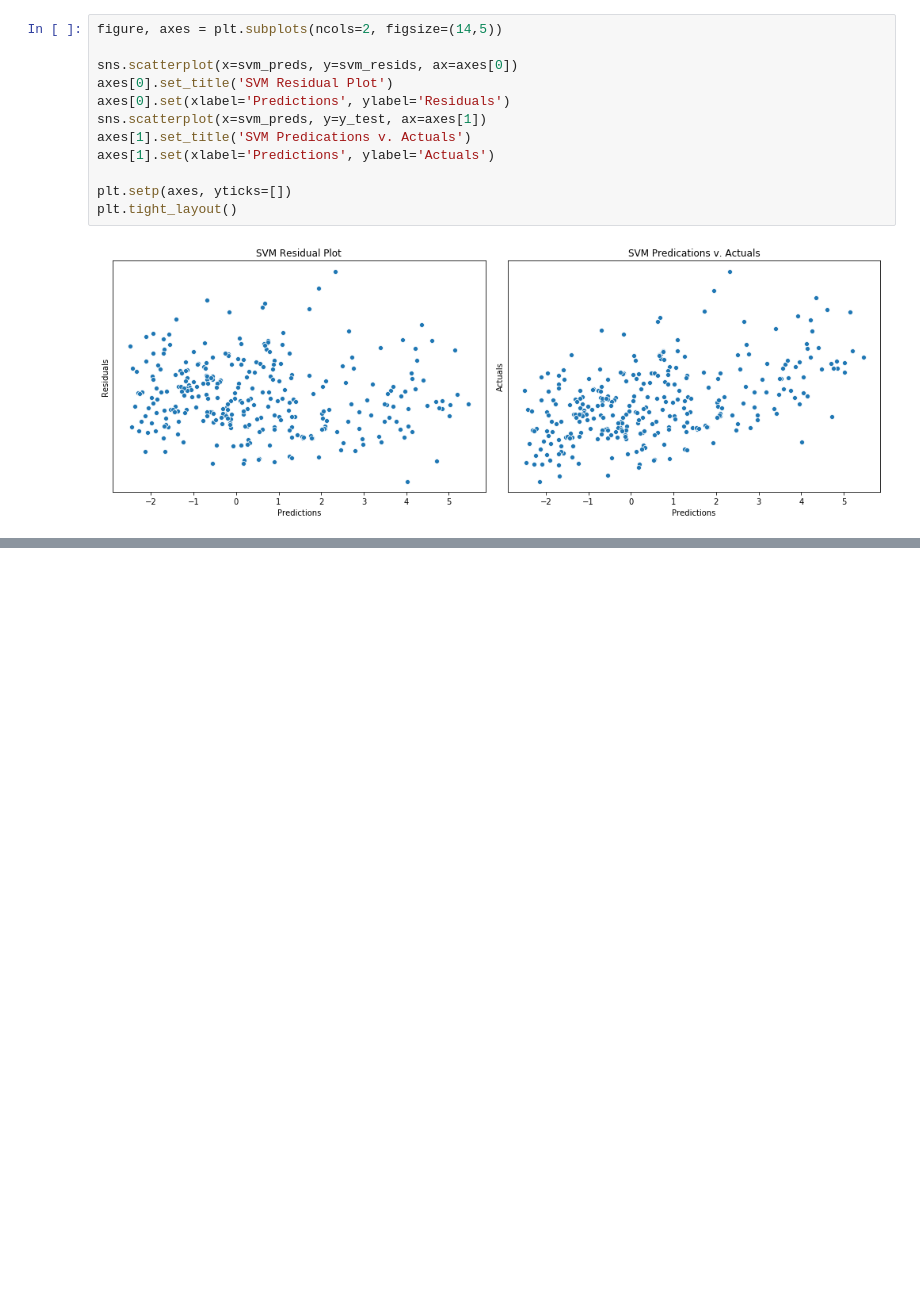
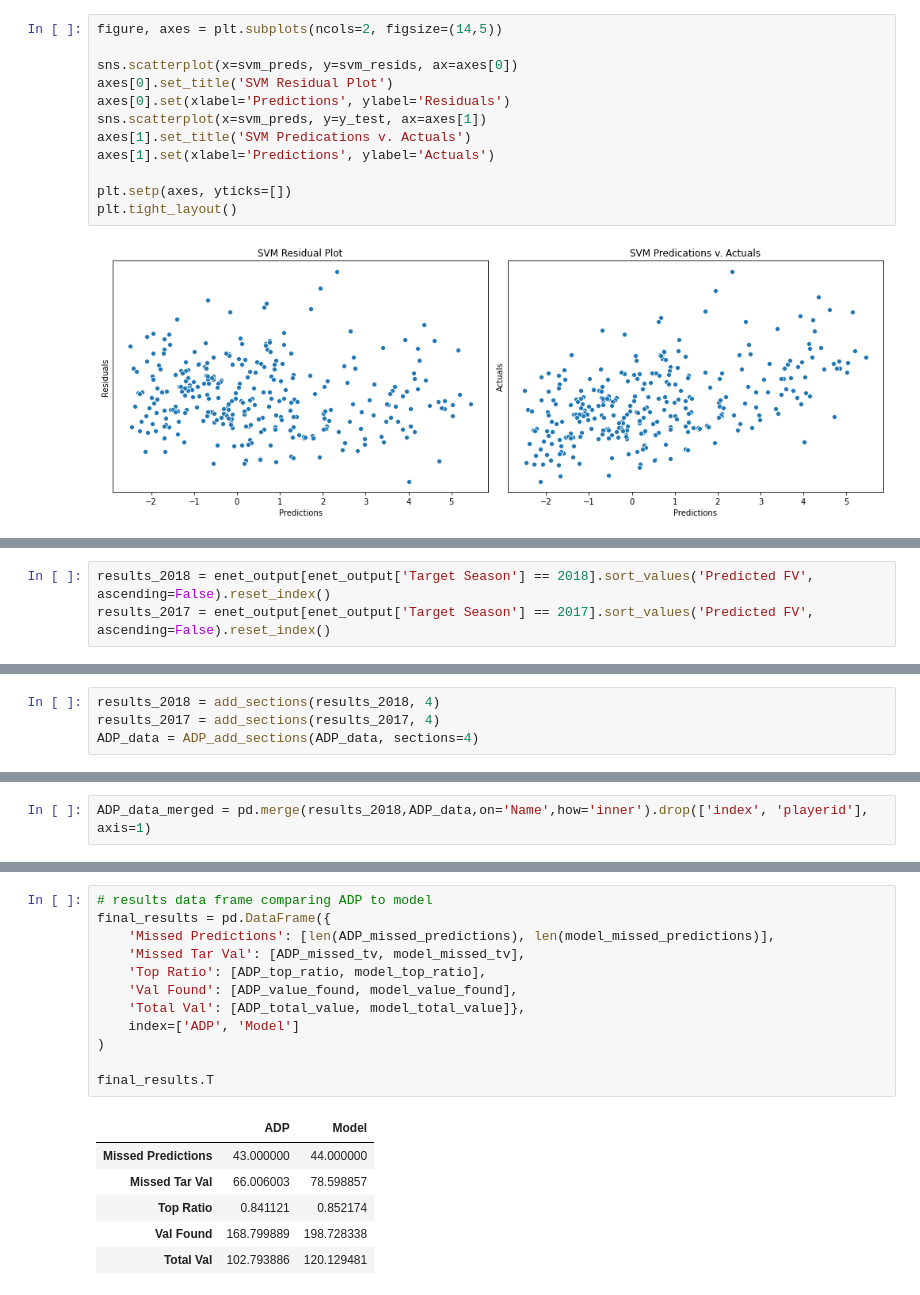
Before and after one commit to nkrajew/baseball_proj, a Jupyter notebook: Fantasy_Baseball_Predictions.ipynb, the cells around one changed output, grey strips where cells are left out. Drawn from its saved outputs; the diff is of its cells as text; blank space fills up the shorter version.

```diff
--- a/Fantasy_Baseball_Predictions.ipynb
+++ b/Fantasy_Baseball_Predictions.ipynb
@@ -566,0 +692,3 @@ plt.tight_layout()
+# %%
+results_2018 = enet_output[enet_output['Target Season'] == 2018].sort_values('Predicted FV', ascending=False).reset_index()
+results_2017 = enet_output[enet_output['Target Season'] == 2017].sort_values('Predicted FV', ascending=False).reset_index()
@@ -566,0 +697,4 @@ plt.tight_layout()
+# %%
+results_2018 = add_sections(results_2018, 4)
+results_2017 = add_sections(results_2017, 4)
+ADP_data = ADP_add_sections(ADP_data, sections=4)
@@ -566,0 +703,2 @@ plt.tight_layout()
+# %%
+ADP_data_merged = pd.merge(results_2018,ADP_data,on='Name',how='inner').drop(['index', 'playerid'], axis=1)
@@ -566,0 +737,19 @@ plt.tight_layout()
+# %%
+# results data frame comparing ADP to model
+final_results = pd.DataFrame({
+    'Missed Predictions': [len(ADP_missed_predictions), len(model_missed_predictions)],
+    'Missed Tar Val': [ADP_missed_tv, model_missed_tv],
+    'Top Ratio': [ADP_top_ratio, model_top_ratio],
+    'Val Found': [ADP_value_found, model_value_found],
+    'Total Val': [ADP_total_value, model_total_value]},
+    index=['ADP', 'Model']
+)
+
+final_results.T
+# %% [output]
+|  | ADP | Model |
+| Missed Predictions | 43.000000 | 44.000000 |
+| Missed Tar Val | 66.006003 | 78.598857 |
+| Top Ratio | 0.841121 | 0.852174 |
+| Val Found | 168.799889 | 198.728338 |
+| Total Val | 102.793886 | 120.129481 |
```
Also changed, not shown: parts of 28 cells of this notebook.
